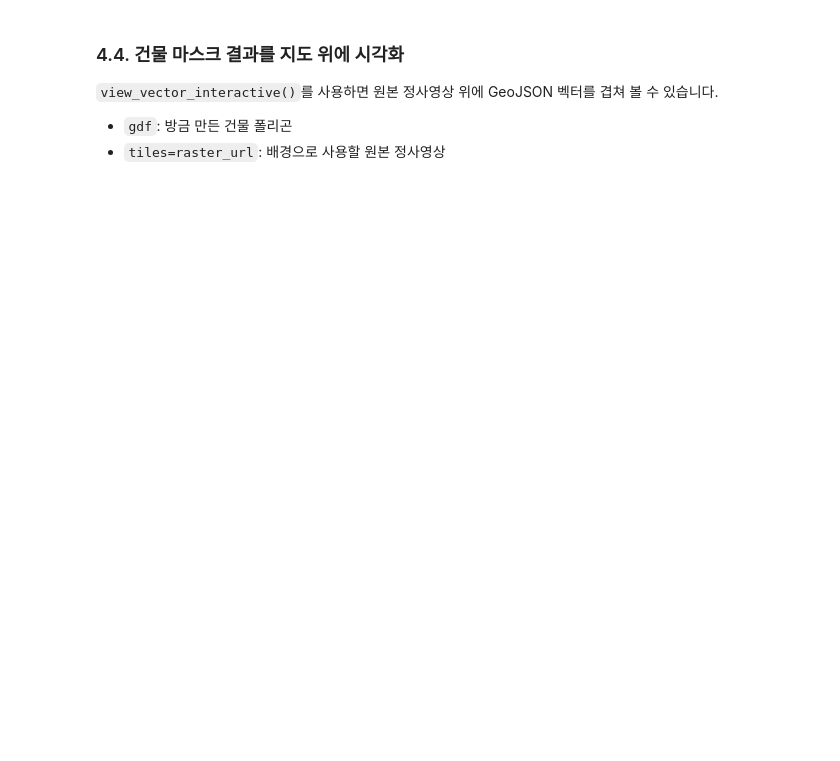
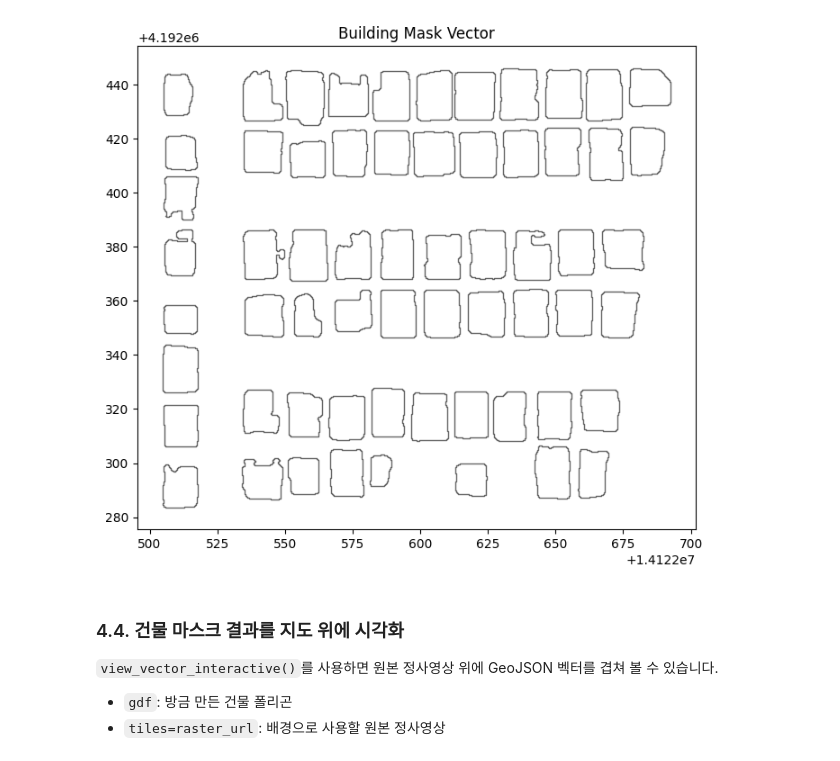
Before and after one commit to sgisgeodata/sgis-data-manual, a Jupyter notebook: 개별 교육자료 Training Materials/(260716) 광주연구원/GeoAI 실습/GeoDeep_building/geodeep_gwangju.ipynb, the cells around one changed output. Cells and saved outputs as stored; diff of their text form; code cells hidden in the pictures; blank space fills up the shorter version.

```diff
--- a/개별 교육자료 Training Materials/(260716) 광주연구원/GeoAI 실습/GeoDeep_building/geodeep_gwangju.ipynb
+++ b/개별 교육자료 Training Materials/(260716) 광주연구원/GeoAI 실습/GeoDeep_building/geodeep_gwangju.ipynb
@@ -123,3 +209,18 @@ print("건물 폴리곤 개수:", len(gdf))
+# %%
+# 건물 폴리곤 시각화
+fig, ax = plt.subplots(figsize=(8, 8))
+
+gdf.plot(
+    ax=ax,
+    figsize=(8, 8),
+    facecolor="white",
+    edgecolor="black",
+    alpha=0.6)
+
+ax.set_title("Building Mask Vector")
+plt.show()
+# %% [output]
+[figure, added]
 # %% [markdown]
 ### 4.4. 건물 마스크 결과를 지도 위에 시각화
 
```
Also changed, not shown: parts of 36 cells of this notebook.
